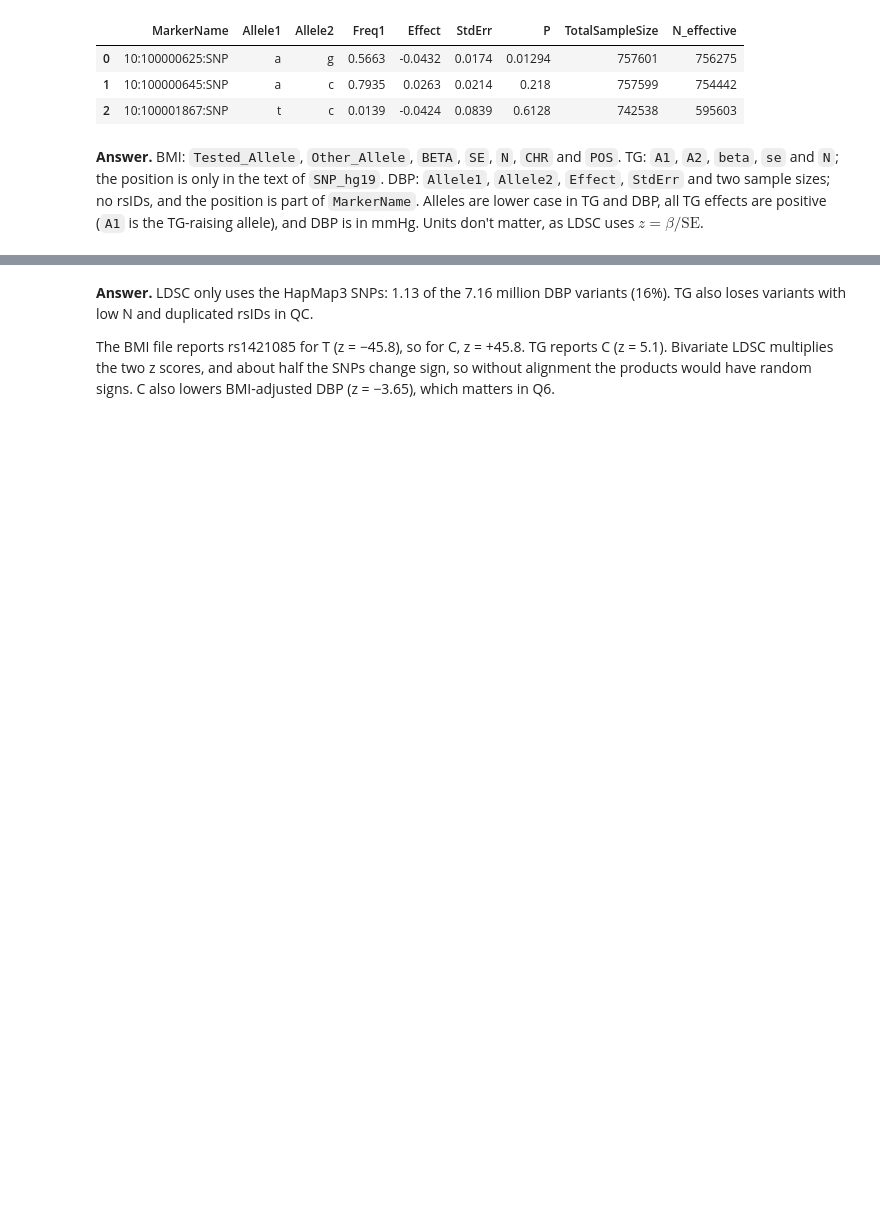
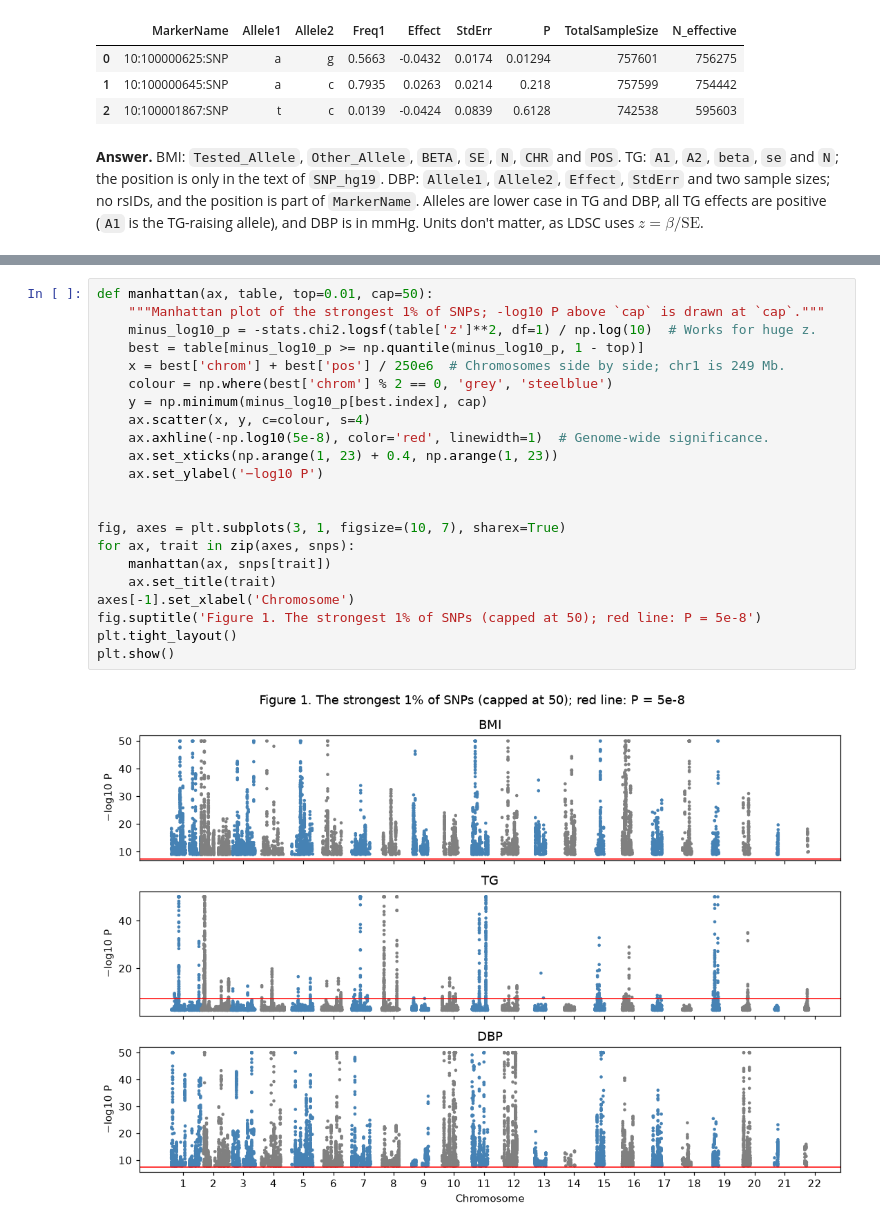
Before and after one commit to bvilhjal/ATIG_2026, a Jupyter notebook: teaching_days/2026-10-29/LDSC/LDSC_practical_answers.ipynb, the cells around one changed output, grey strips where cells are left out. Drawn from its saved outputs; the diff is of its cells as text; blank space fills up the shorter version.

```diff
--- a/teaching_days/2026-10-29/LDSC/LDSC_practical_answers.ipynb
+++ b/teaching_days/2026-10-29/LDSC/LDSC_practical_answers.ipynb
@@ -220,9 +218,25 @@ Table 6. rs1421085 in the three GWAS.
-# %% [markdown]
-**Answer.** LDSC only uses the HapMap3 SNPs: 1.13 of the 7.16 million DBP variants (16%).
-TG also loses variants with low N and duplicated rsIDs in QC.
-
-The BMI file reports rs1421085 for T (z = −45.8), so for C, z = +45.8. TG reports C
-(z = 5.1). Bivariate LDSC multiplies the two z scores, and about half the SNPs change sign,
-so without alignment the products would have random signs. C also lowers
-BMI-adjusted DBP (z = −3.65), which matters in Q6.
+# %%
+def manhattan(ax, table, top=0.01, cap=50):
+    """Manhattan plot of the strongest 1% of SNPs; -log10 P above `cap` is drawn at `cap`."""
+    minus_log10_p = -stats.chi2.logsf(table['z']**2, df=1) / np.log(10)  # Works for huge z.
+    best = table[minus_log10_p >= np.quantile(minus_log10_p, 1 - top)]
+    x = best['chrom'] + best['pos'] / 250e6  # Chromosomes side by side; chr1 is 249 Mb.
+    colour = np.where(best['chrom'] % 2 == 0, 'grey', 'steelblue')
+    y = np.minimum(minus_log10_p[best.index], cap)
+    ax.scatter(x, y, c=colour, s=4)
+    ax.axhline(-np.log10(5e-8), color='red', linewidth=1)  # Genome-wide significance.
+    ax.set_xticks(np.arange(1, 23) + 0.4, np.arange(1, 23))
+    ax.set_ylabel('−log10 P')
+
+
+fig, axes = plt.subplots(3, 1, figsize=(10, 7), sharex=True)
+for ax, trait in zip(axes, snps):
+    manhattan(ax, snps[trait])
+    ax.set_title(trait)
+axes[-1].set_xlabel('Chromosome')
+fig.suptitle('Figure 1. The strongest 1% of SNPs (capped at 50); red line: P = 5e-8')
+plt.tight_layout()
+plt.show()
+# %% [output]
+[figure, added]
 # %% [markdown]
```
Also changed, not shown: parts of 38 cells of this notebook, 8 other files.
